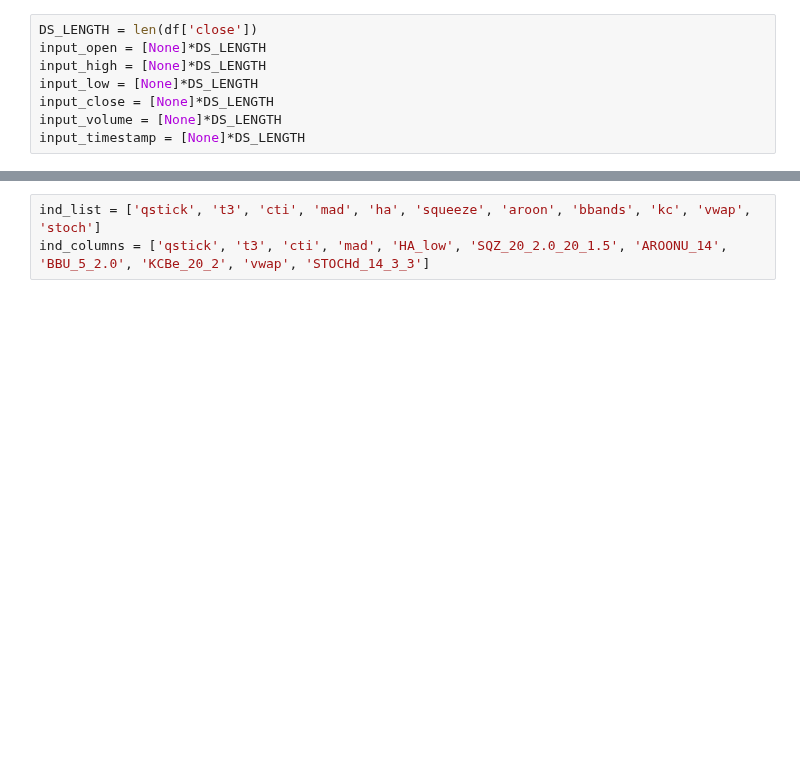
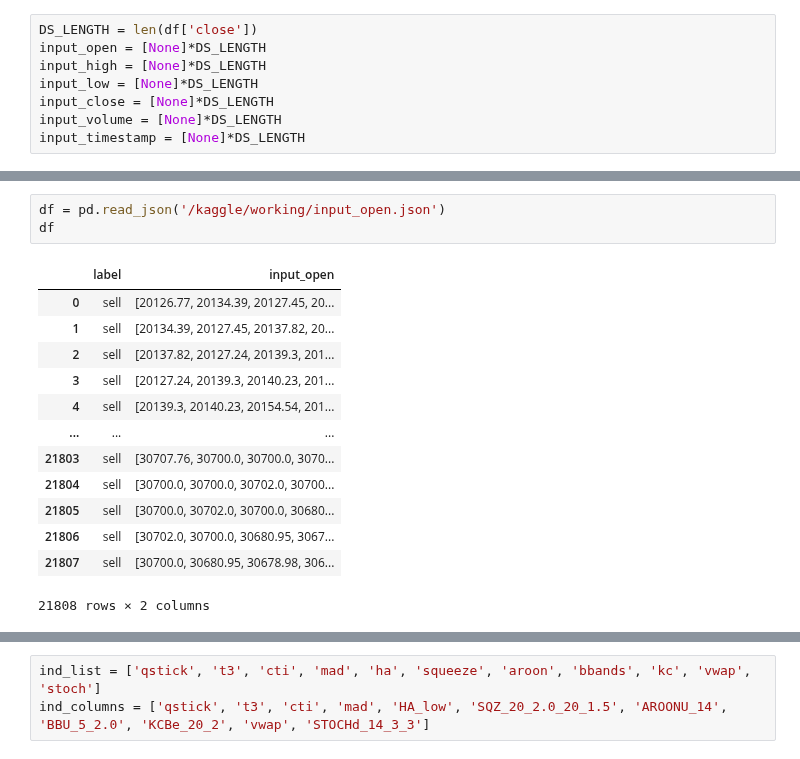
Before and after one commit to Neuron-Sages/neusa-py, a Jupyter notebook: neusa-train.ipynb, the cells around one changed output, grey strips where cells are left out. Cells and saved outputs as stored; diff of their text form; blank space fills up the shorter version.

```diff
--- a/neusa-train.ipynb
+++ b/neusa-train.ipynb
@@ -180,3 +190,20 @@ KeyboardInterrupt:
+# %%
+df = pd.read_json('/kaggle/working/input_open.json')
+df
+# %% [output]
+|  | label | input_open |
+| 0 | sell | [20126.77, 20134.39, 20127.45, 20... |
+| 1 | sell | [20134.39, 20127.45, 20137.82, 20... |
+| 2 | sell | [20137.82, 20127.24, 20139.3, 201... |
+| 3 | sell | [20127.24, 20139.3, 20140.23, 201... |
+| 4 | sell | [20139.3, 20140.23, 20154.54, 201... |
+| ... | ... | ... |
+| 21803 | sell | [30707.76, 30700.0, 30700.0, 3070... |
+| 21804 | sell | [30700.0, 30700.0, 30702.0, 30700... |
+| 21805 | sell | [30700.0, 30702.0, 30700.0, 30680... |
+| 21806 | sell | [30702.0, 30700.0, 30680.95, 3067... |
+| 21807 | sell | [30700.0, 30680.95, 30678.98, 306... |
+21808 rows × 2 columns
 # %%
 denoised_input_open = [None]*DS_LENGTH
 denoised_input_high = [None]*DS_LENGTH
```
Also changed, not shown: parts of 14 cells of this notebook.
